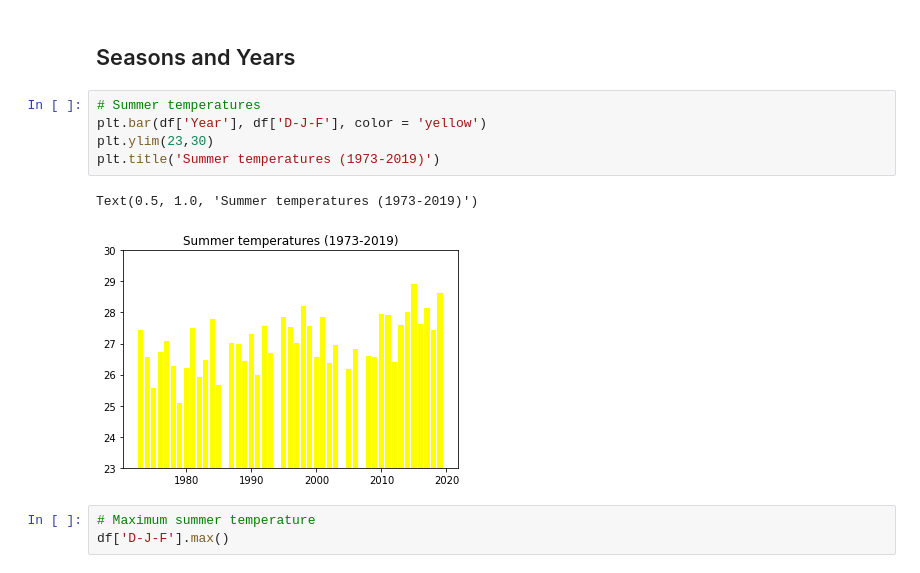
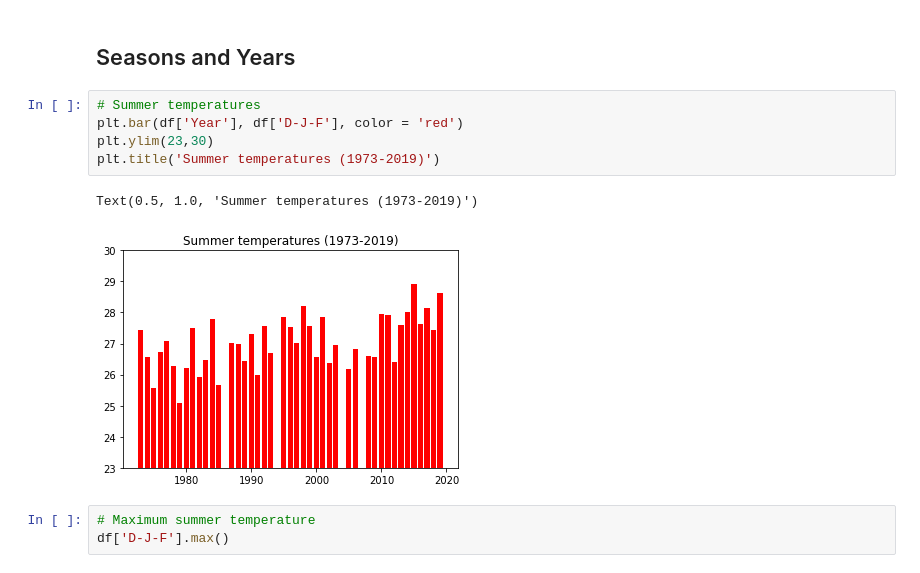
Before and after one commit to HinePo/Rio-de-Janeiro-Temperature-Analysis, a Jupyter notebook: Data_Analysis_Rio_Temperature.ipynb, the cells around one changed output. Saved outputs shown, nothing was run; the diff lists cells and outputs as text.

```diff
--- a/Data_Analysis_Rio_Temperature.ipynb
+++ b/Data_Analysis_Rio_Temperature.ipynb
@@ -209,12 +209,12 @@ for rect in bar1:
 ## Seasons and Years
 # %%
 # Summer temperatures
-plt.bar(df['Year'], df['D-J-F'], color = 'yellow')
+plt.bar(df['Year'], df['D-J-F'], color = 'red')
 plt.ylim(23,30)
 plt.title('Summer temperatures (1973-2019)')
 # %% [output]
 Text(0.5, 1.0, 'Summer temperatures (1973-2019)')
-[figure, old version]
+[figure, new version]
 # %%
 # Maximum summer temperature
 df['D-J-F'].max()
```
